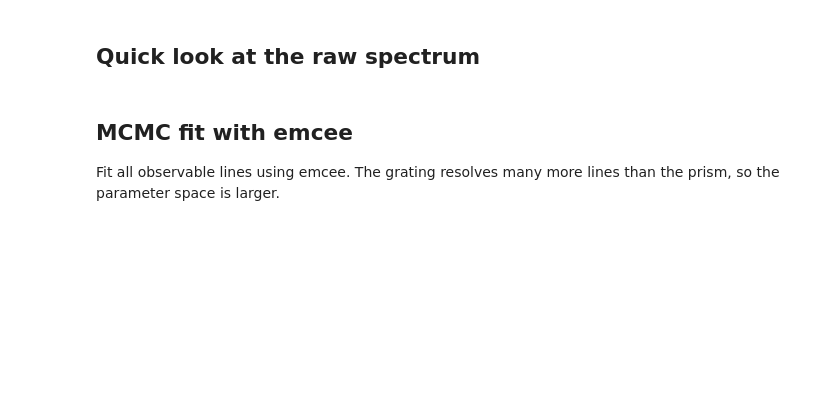
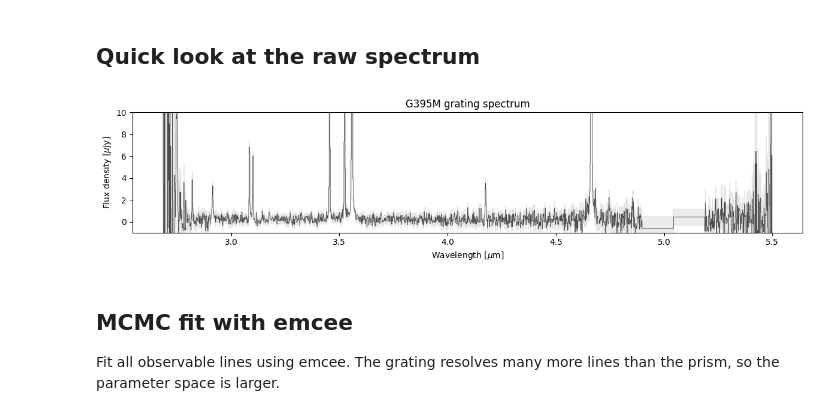
Before and after one commit to raunaq-rai/jwspecfit, a Jupyter notebook: docs/notebooks/05_mcmc_grating.ipynb, the cells around one changed output. Cells and saved outputs as stored; diff of their text form; code cells hidden in the pictures; blank space fills up the shorter version.

```diff
--- a/docs/notebooks/05_mcmc_grating.ipynb
+++ b/docs/notebooks/05_mcmc_grating.ipynb
@@ -36,17 +44,20 @@ print(f"Wave range: {spec.wave_um.min():.3f} \u2013 {spec.wave_um.max():.3f} \u0
 # %%
 fig, ax = plt.subplots(figsize=(12, 3))
 valid = spec.mask_valid()
 ax.step(spec.wave_um[valid], spec.flux_ujy[valid], where="mid", lw=0.6, color="0.3")
 ax.fill_between(
     spec.wave_um[valid],
     (spec.flux_ujy - spec.err_ujy)[valid],
     (spec.flux_ujy + spec.err_ujy)[valid],
     step="mid", alpha=0.15, color="0.5",
 )
 ax.set_xlabel(r"Wavelength [$\mu$m]")
+ax.set_ylim(-1,10)
 ax.set_ylabel(r"Flux density [$\mu$Jy]")
 ax.set_title("G395M grating spectrum")
 plt.tight_layout()
+# %% [output]
+[figure, added]
 # %% [markdown]
 ## MCMC fit with emcee
 
```
Also changed, not shown: parts of 19 cells of this notebook.
